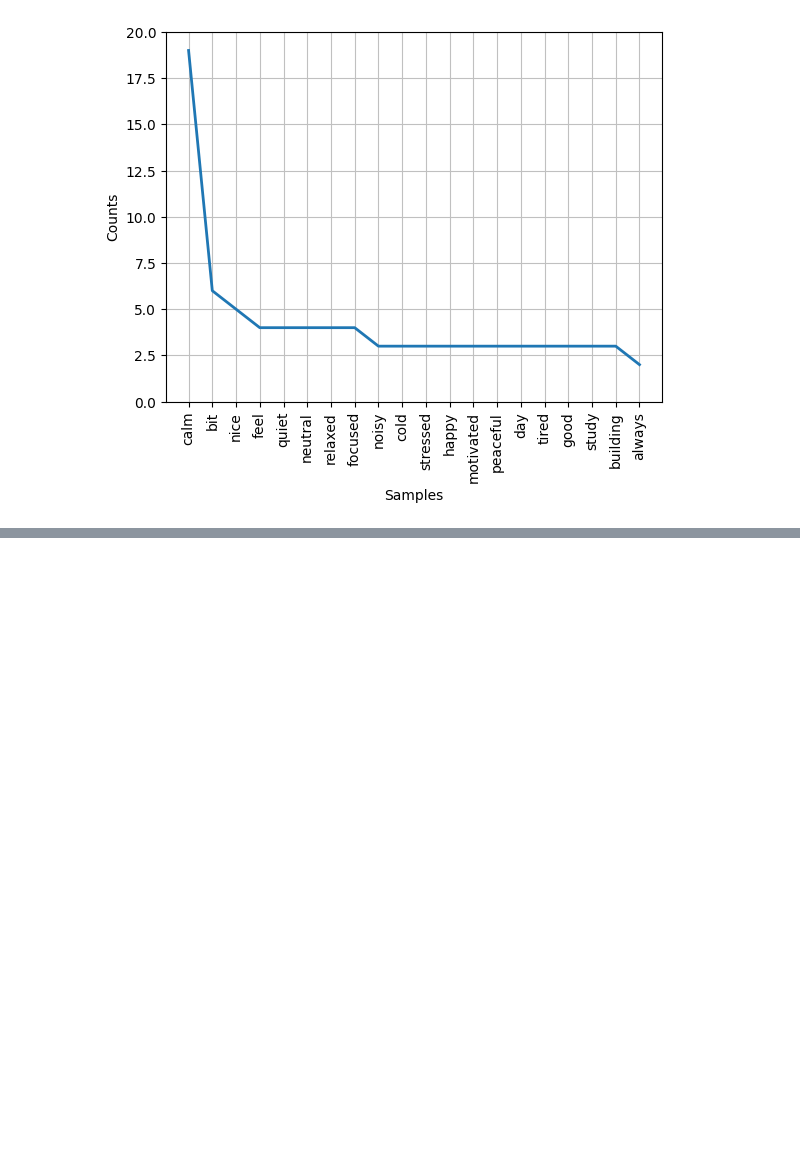
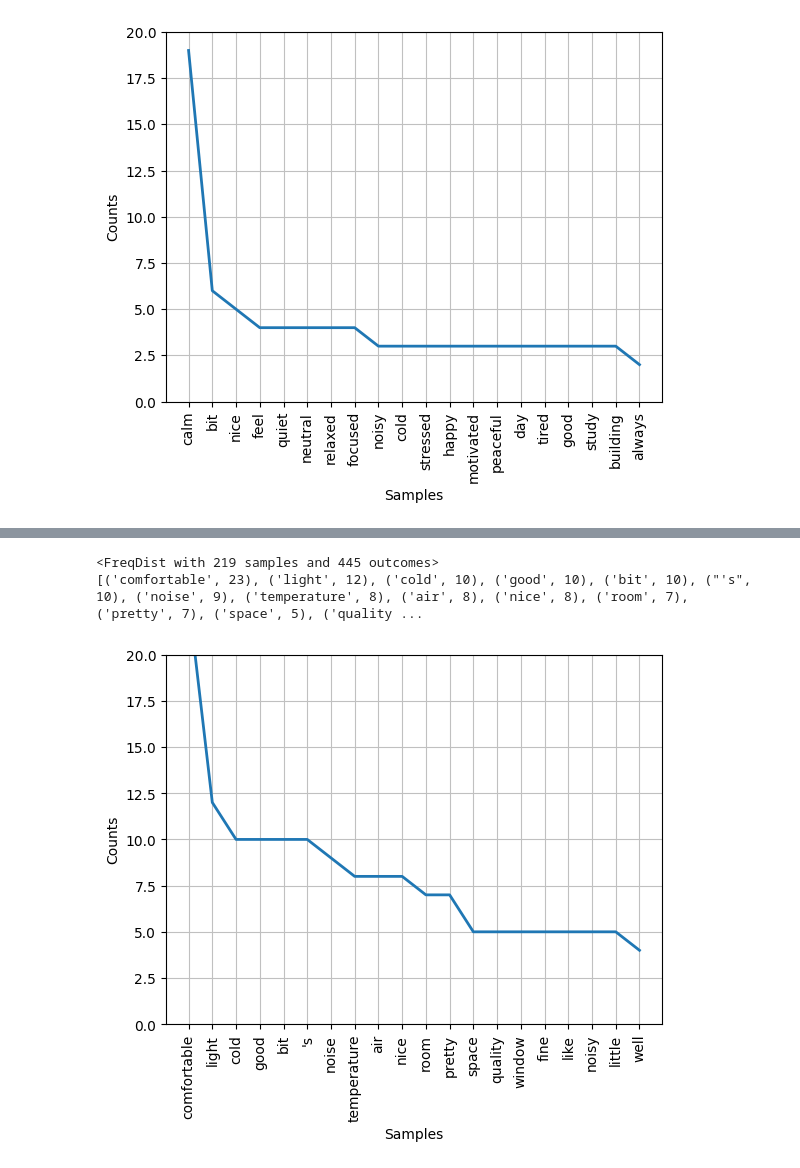
Before and after one commit to shrutirao94/language-comfort-emotions, a Jupyter notebook: analysis.ipynb, the cells around one changed output, grey strips where cells are left out. Cells and saved outputs as stored; diff of their text form; code cells hidden in the pictures; blank space fills up the shorter version.

Commit message:
[EDIT] Comfort Analysis 1. Tokenisation 2. Stemming & Lemmatisation 3. Collcation 4. Frequency plot

```diff
--- a/analysis.ipynb
+++ b/analysis.ipynb
@@ -192,0 +198,3 @@ study calm were the most frequently occuring pair of words (collocations) in the
+# %%
+df_comfort = df.comfort.dropna()
+df_comfort = df_comfort.apply(lambda x: x.replace('’', ''))
@@ -192,0 +203,6 @@ study calm were the most frequently occuring pair of words (collocations) in the
+# %%
+df_comfort = df_comfort.apply(apply_token)
+combo_comfort_list = cleanup(df_comfort)
+# %%
+frequency_distribution = FreqDist(combo_comfort_list)
+frequency_distribution.most_common(30)
@@ -192,0 +227,6 @@ study calm were the most frequently occuring pair of words (collocations) in the
+# %%
+frequency_distribution(combo_comfort_list, 'comfort')
+# %% [output]
+<FreqDist with 219 samples and 445 outcomes>
+[('comfortable', 23), ('light', 12), ('cold', 10), ('good', 10), ('bit', 10), ("'s", 10), ('noise', 9), ('temperature', 8), ('air', 8), ('nice', 8), ('room', 7), ('pretty', 7), ('space', 5), ('quality ...
+[figure, added]
```
Also changed, not shown: parts of 21 cells of this notebook.
